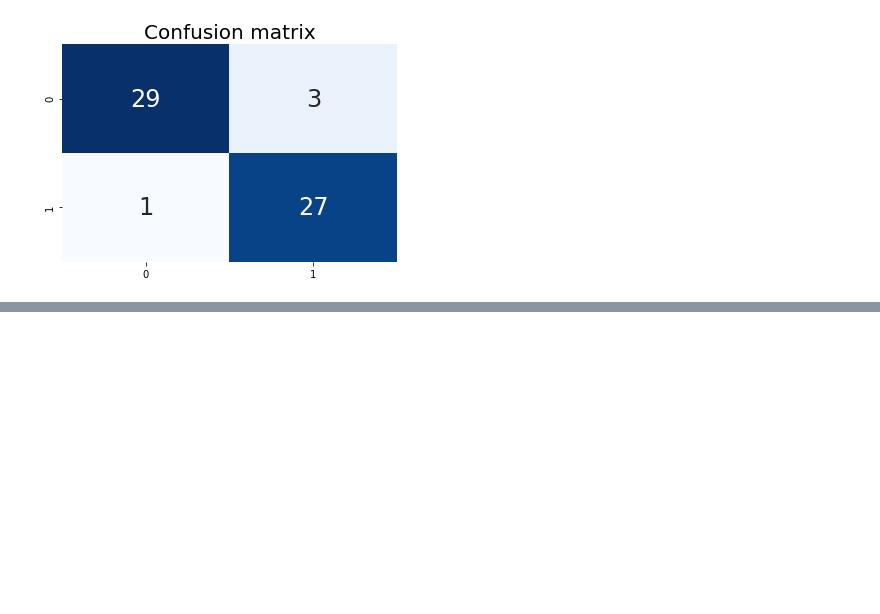
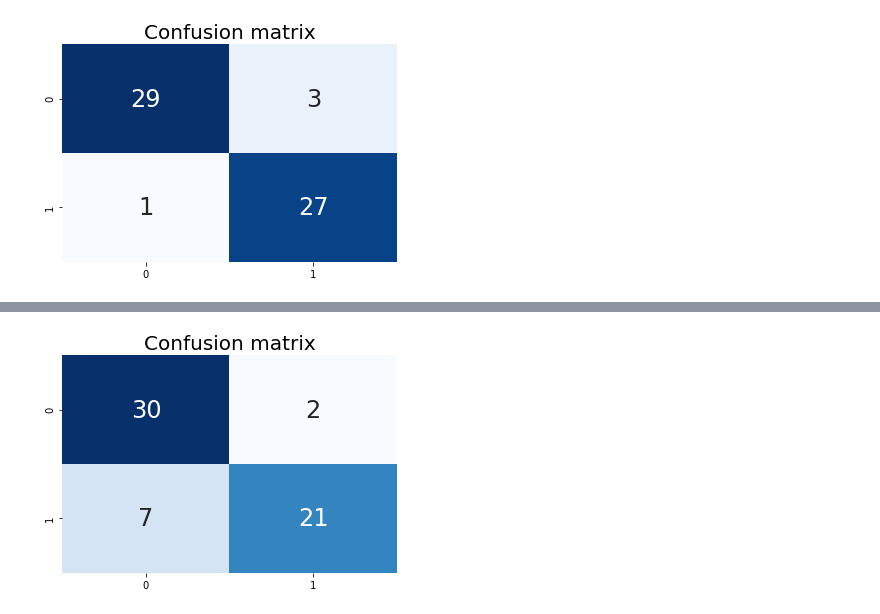
Before and after one commit to made-ml-in-prod-2022/ruslan16bmstu, a Jupyter notebook: notebooks/heart_disease_classification.ipynb, the cells around one changed output, grey strips where cells are left out. Drawn from its saved outputs; the diff is of its cells as text; code cells hidden in the pictures; blank space fills up the shorter version.

Commit message:
add tests

```diff
--- a/notebooks/heart_disease_classification.ipynb
+++ b/notebooks/heart_disease_classification.ipynb
@@ -103,3 +118,3 @@ clf = LogisticRegression(class_weight={0: 0.3, 1: 0.7}, random_state=42)
 # %%
-clf.fit(X_train, y_train)
+logreg.fit(X_train, y_train)
 # %% [output]
@@ -106,0 +134,2 @@ LogisticRegression(class_weight={0: 0.3, 1: 0.7}, random_state=42)
+# %%
+busting.fit(X_train, y_train)
@@ -139,0 +176,3 @@ sklearn.__version__, pd.__version__, np.__version__
+# %%
+y_pred = busting.predict(X_test)
+print(classification_report(y_test, y_pred))
@@ -139,0 +188,9 @@ sklearn.__version__, pd.__version__, np.__version__
+# %%
+cm = confusion_matrix(y_test, y_pred)
+# %%
+plt.figure()
+sns.heatmap(cm, annot=True, cmap="Blues", fmt="d", cbar=False, annot_kws={"size": 24})
+plt.title("Confusion matrix",fontsize=20)
+plt.show()
+# %% [output]
+[figure, added]
```
Also changed, not shown: parts of 21 cells of this notebook, 26 other files.
